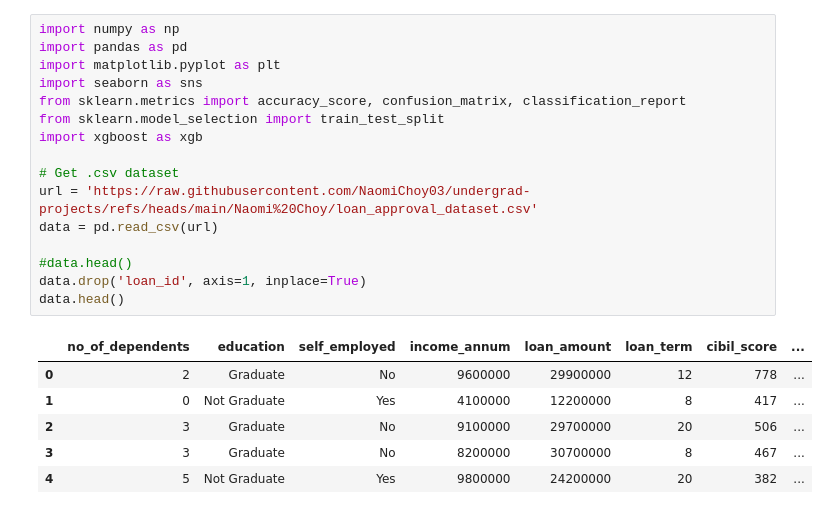
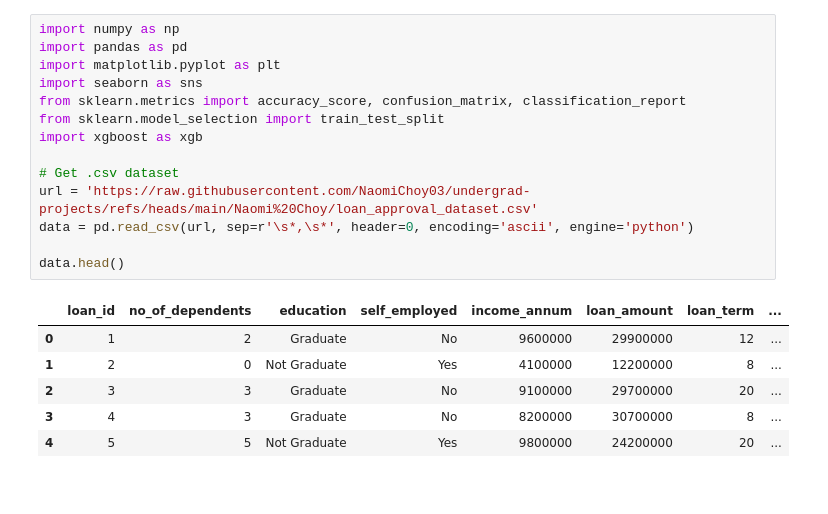
Before and after one commit to NaomiChoy03/undergrad-projects, a Jupyter notebook: Naomi Choy/LoanApprovalXGBoostClassifier.ipynb, the cells around one changed output. Saved outputs shown, nothing was run; the diff lists cells and outputs as text.

```diff
--- a/Naomi Choy/LoanApprovalXGBoostClassifier.ipynb
+++ b/Naomi Choy/LoanApprovalXGBoostClassifier.ipynb
@@ -3,23 +3,21 @@
 # %%
 import numpy as np
 import pandas as pd
 import matplotlib.pyplot as plt
 import seaborn as sns
 from sklearn.metrics import accuracy_score, confusion_matrix, classification_report
 from sklearn.model_selection import train_test_split
 import xgboost as xgb
 
 # Get .csv dataset
 url = 'https://raw.githubusercontent.com/NaomiChoy03/undergrad-projects/refs/heads/main/Naomi%20Choy/loan_approval_dataset.csv'
-data = pd.read_csv(url)
+data = pd.read_csv(url, sep=r'\s*,\s*', header=0, encoding='ascii', engine='python')
 
-#data.head()
-data.drop('loan_id', axis=1, inplace=True)
 data.head()
 # %% [output]
-|  | no_of_dependents | education | self_employed | income_annum | loan_amount | loan_term | cibil_score | ... |
-| 0 | 2 | Graduate | No | 9600000 | 29900000 | 12 | 778 | ... |
-| 1 | 0 | Not Graduate | Yes | 4100000 | 12200000 | 8 | 417 | ... |
-| 2 | 3 | Graduate | No | 9100000 | 29700000 | 20 | 506 | ... |
-| 3 | 3 | Graduate | No | 8200000 | 30700000 | 8 | 467 | ... |
-| 4 | 5 | Not Graduate | Yes | 9800000 | 24200000 | 20 | 382 | ... |
+|  | loan_id | no_of_dependents | education | self_employed | income_annum | loan_amount | loan_term | ... |
+| 0 | 1 | 2 | Graduate | No | 9600000 | 29900000 | 12 | ... |
+| 1 | 2 | 0 | Not Graduate | Yes | 4100000 | 12200000 | 8 | ... |
+| 2 | 3 | 3 | Graduate | No | 9100000 | 29700000 | 20 | ... |
+| 3 | 4 | 3 | Graduate | No | 8200000 | 30700000 | 8 | ... |
+| 4 | 5 | 5 | Not Graduate | Yes | 9800000 | 24200000 | 20 | ... |
```
Also changed, not shown: parts of 3 cells of this notebook.
